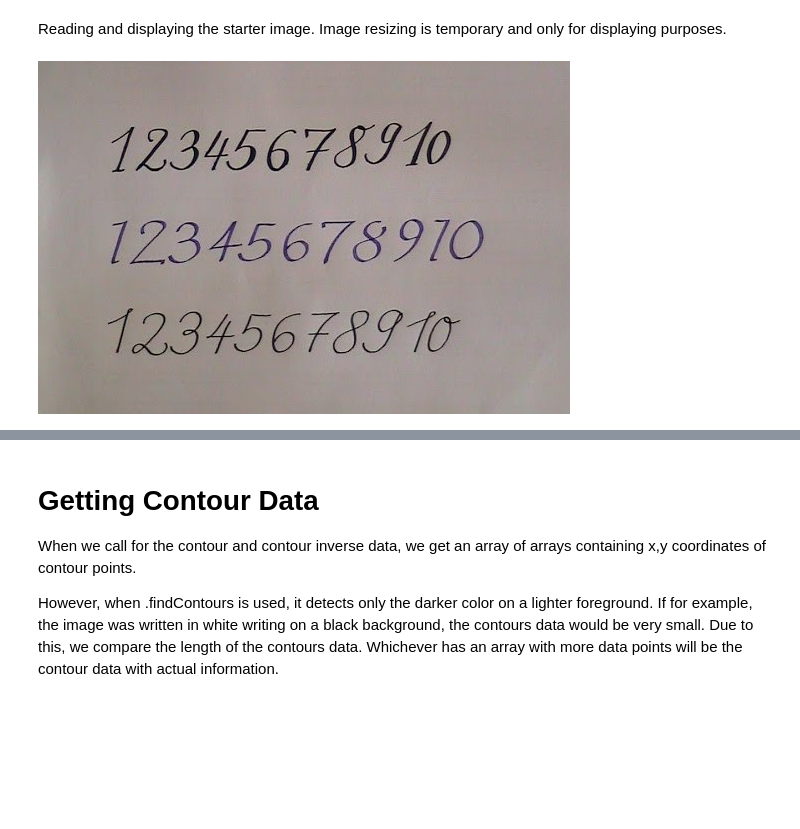
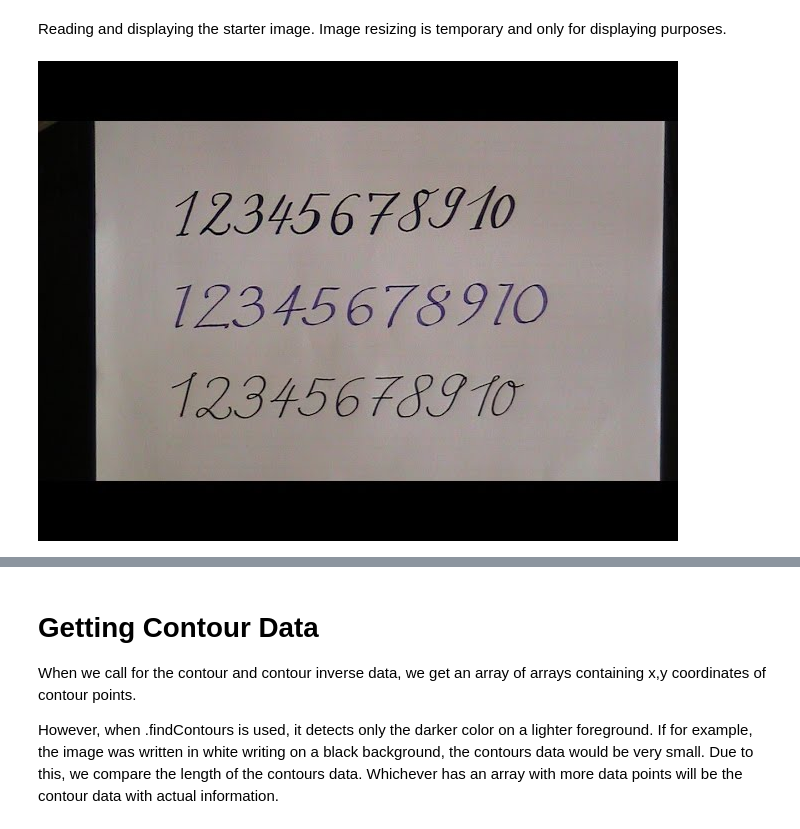
Before and after one commit to muvision/cm-mathvision, a Jupyter notebook: OpenCV.ipynb, the cells around one changed output, grey strips where cells are left out. Saved outputs shown, nothing was run; the diff lists cells and outputs as text; code cells hidden in the pictures; blank space fills up the shorter version.

```diff
--- a/OpenCV.ipynb
+++ b/OpenCV.ipynb
@@ -13,10 +13,10 @@ import math
 # %% [markdown]
 Reading and displaying the starter image. Image resizing is temporary and only for displaying purposes.
 # %%
-image = cv2.imread('/content/numbers1.jpg')
+image = cv2.imread('/content/uncropped.jpg')
 cv2_imshow(image)
 # %% [output]
-[figure, old version]
+[figure, new version]
 # %% [markdown]
 # TLDR
 In order to calculate and crop the bounding boxes of the images, we first need apply a threshhold to an image. This essentially means that we are "binarizing the image". Here, any pixel color value lower than the threshold is set as 0, and any other is set as 1.
```
Also changed, not shown: parts of 22 cells of this notebook.
